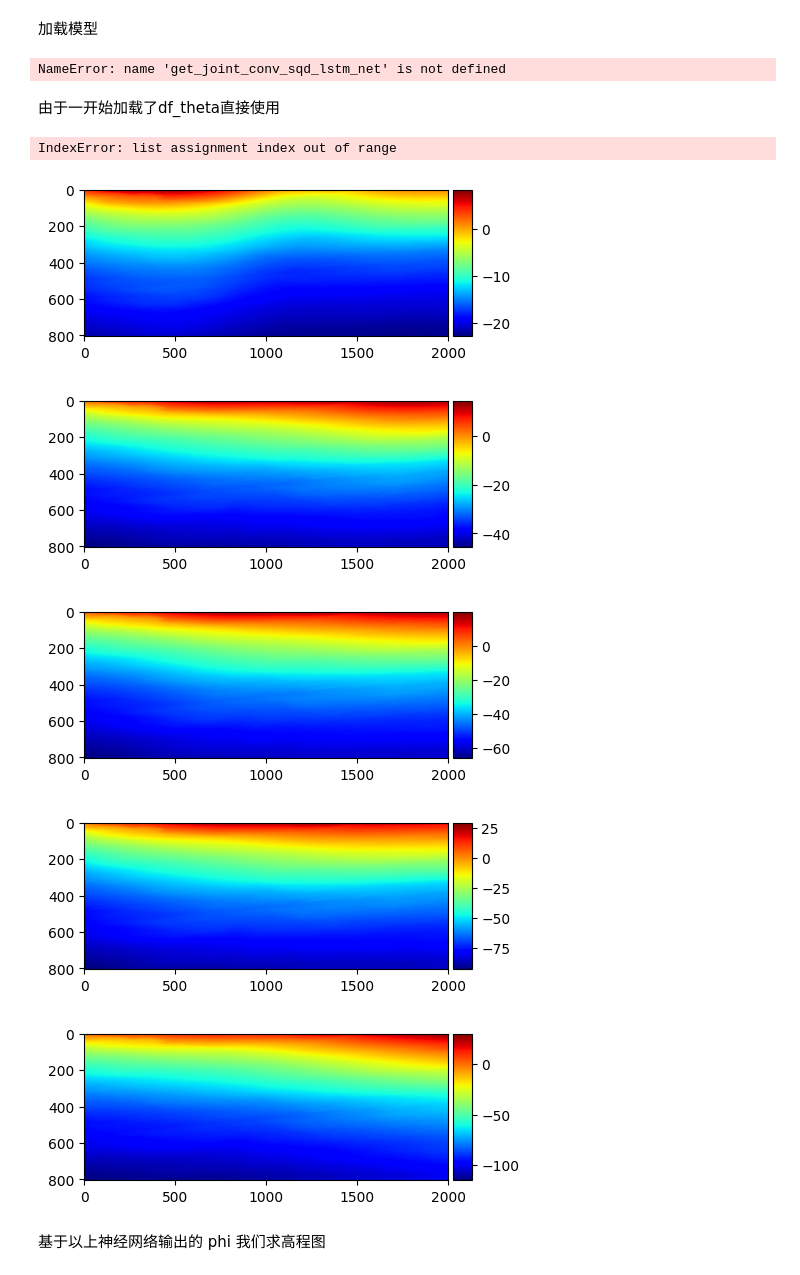
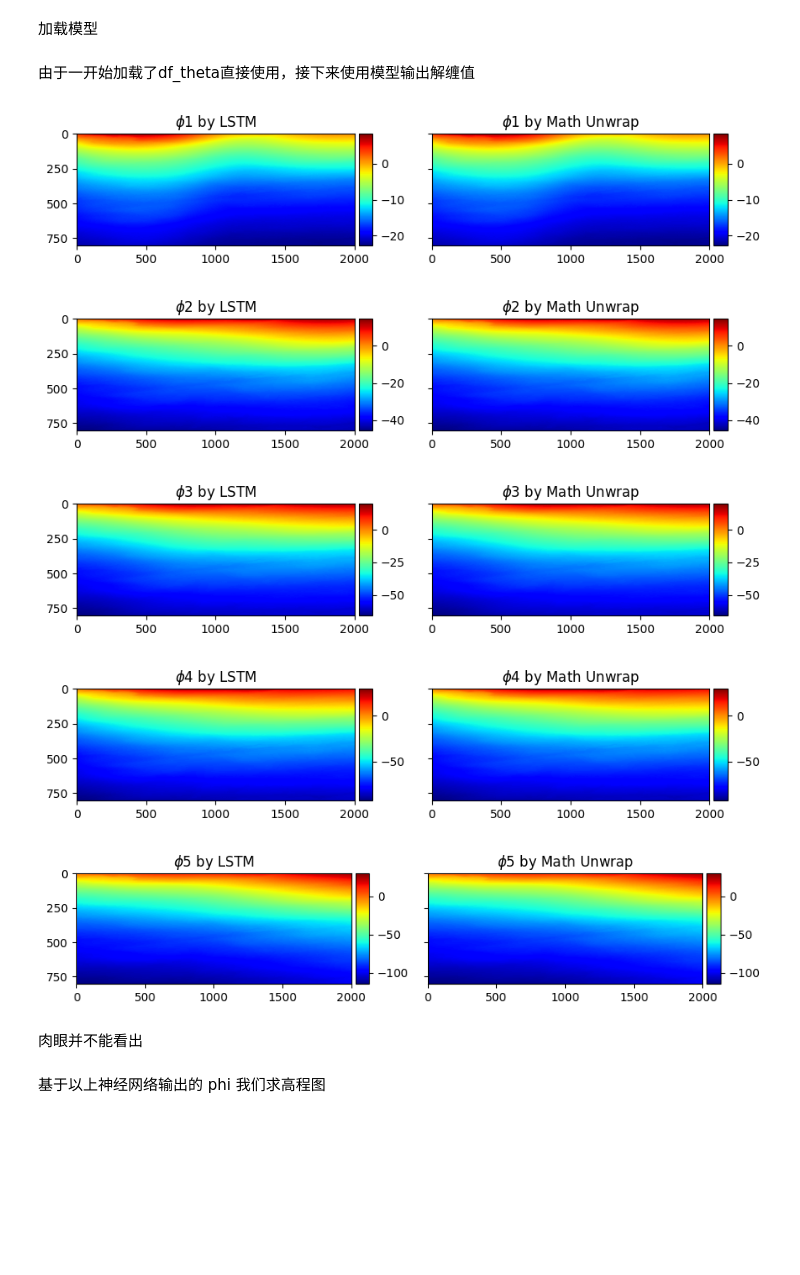
Before and after one commit to BlingCc233/project_A, a Jupyter notebook: nostack.ipynb, the cells around one changed output. Cells and saved outputs as stored; diff of their text form; code cells hidden in the pictures; blank space fills up the shorter version.

```diff
--- a/nostack.ipynb
+++ b/nostack.ipynb
@@ -570,32 +508,28 @@ $$
 加载模型
 # %%
 Model = lambda df_theta: [unwrap_phase(np.array(df_theta[i])) for i in range(5)]
-model = get_joint_conv_sqd_lstm_net()
+Model = get_joint_conv_sqd_lstm_net()
 model_path = './model/LSTM_model.h5'
-model.load_weights(model_path)
+Model.load_weights(model_path)
-# %% [output]
-NameError: name 'get_joint_conv_sqd_lstm_net' is not defined
 # %% [markdown]
-由于一开始加载了df_theta直接使用
+由于一开始加载了df_theta直接使用，接下来使用模型输出解缠值
 # %%
 X_test = np.array(df_theta)
+Y_pred = np.zeros_like(X_test)
 
-Y_pred = []
-for i in range(5):
-    Y_pred[i] = Model(X_test)
+Y_pred = Model(X_test)
-# %% [output]
-IndexError: list assignment index out of range
 # %%
-
 # 输出图像
 for i in range(5):
-    plot(Y_pred[i])
+    plot(Y_pred[i], unwrap_phase(np.array(df_theta[i])), titles=[f"$\phi${i+1} by LSTM", f"$\phi${i+1} by Math Unwrap"])
 # %% [output]
-[figure, old version]
+[figure, new version]
-[figure, old version]
+[figure, new version]
-[figure, old version]
+[figure, new version]
-[figure, old version]
+[figure, new version]
-[figure, old version]
+[figure, new version]
+# %% [markdown]
+肉眼并不能看出
 # %% [markdown]
 基于以上神经网络输出的 phi 我们求高程图
 # %%
```
Also changed, not shown: parts of 14 cells of this notebook.
